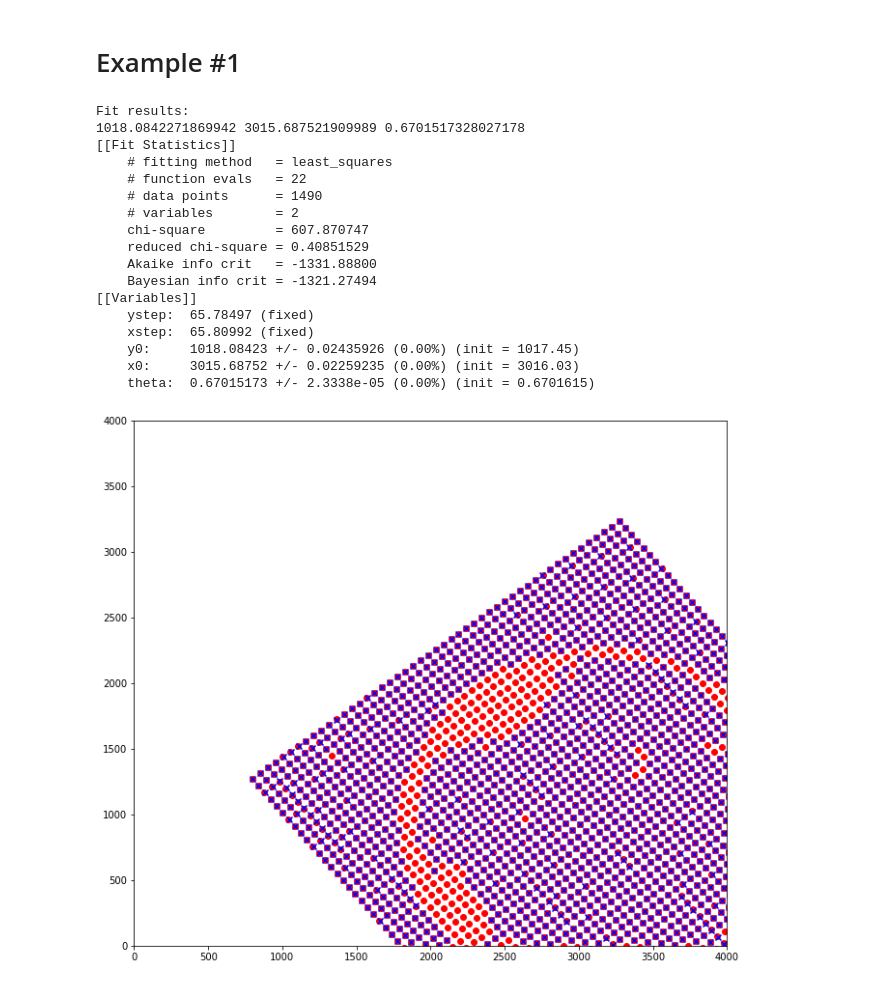
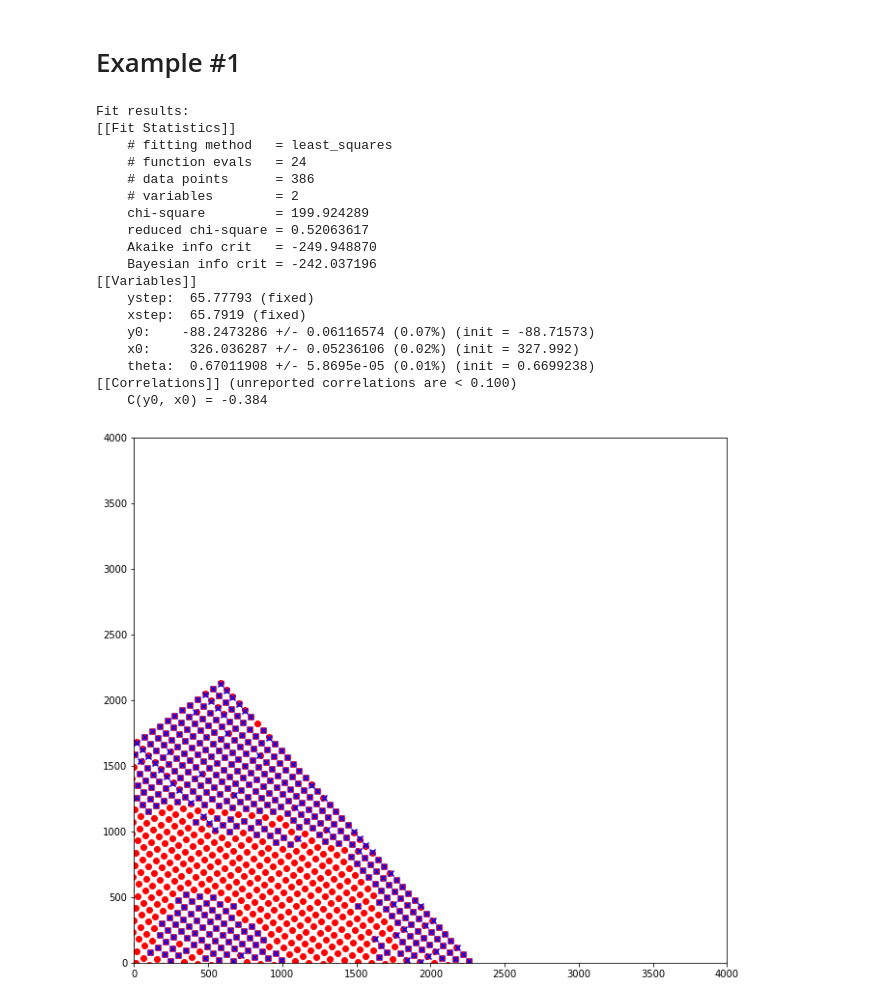
Before and after one commit to Snyder005/mixcoatl, a Jupyter notebook: notebooks/GridSpacingTests.ipynb, the cells around one changed output. Saved outputs shown, nothing was run; the diff lists cells and outputs as text; code cells hidden in the pictures.

```diff
--- a/notebooks/GridSpacingTests.ipynb
+++ b/notebooks/GridSpacingTests.ipynb
@@ -21,43 +22,43 @@ lct = LsstCameraTransforms(camera)
 # %% [markdown]
 # Example #1
 # %%
-i = 0
+i = 100
 infile = glob.glob("/home/abrought/DATA/12784_dither/*.cat")[i]
 
 gridfit_task = GridFitTask()
 gridfit_task.config.vary_theta = True
 gridfit_task.config.outfile = 'test_gridspacing_distorted_grid.fits'
 
 grid, result = gridfit_task.run(infile, ccd_type='E2V')
 gY, gX = grid.get_source_centroids(distorted=False)
 
 print("Fit results: ")
-print(grid.y0, grid.x0, grid.theta)
 print(fit_report(result))
 
 fig, ax = plt.subplots(1, 1, figsize=(11, 10))
 ax.scatter(gX, gY, color='red', marker='o')
 ax.scatter(gridfit_task.srcX, gridfit_task.srcY, color='blue', marker='x')
 ax.set_xlim(0,4000)
 ax.set_ylim(0,4000)
 plt.savefig("test-" + str(i) + ".png")
 # %% [output]
 Fit results:
-1018.0842271869942 3015.687521909989 0.6701517328027178
 [[Fit Statistics]]
     # fitting method   = least_squares
-    # function evals   = 22
-    # data points      = 1490
+    # function evals   = 24
+    # data points      = 386
     # variables        = 2
-    chi-square         = 607.870747
-    reduced chi-square = 0.40851529
-    Akaike info crit   = -1331.88800
-    Bayesian info crit = -1321.27494
+    chi-square         = 199.924289
+    reduced chi-square = 0.52063617
+    Akaike info crit   = -249.948870
+    Bayesian info crit = -242.037196
 [[Variables]]
-    ystep:  65.78497 (fixed)
-    xstep:  65.80992 (fixed)
-    y0:     1018.08423 +/- 0.02435926 (0.00%) (init = 1017.45)
-    x0:     3015.68752 +/- 0.02259235 (0.00%) (init = 3016.03)
-    theta:  0.67015173 +/- 2.3338e-05 (0.00%) (init = 0.6701615)
+    ystep:  65.77793 (fixed)
+    xstep:  65.7919 (fixed)
+    y0:    -88.2473286 +/- 0.06116574 (0.07%) (init = -88.71573)
+    x0:     326.036287 +/- 0.05236106 (0.02%) (init = 327.992)
+    theta:  0.67011908 +/- 5.8695e-05 (0.01%) (init = 0.6699238)
+[[Correlations]] (unreported correlations are < 0.100)
+    C(y0, x0) = -0.384
-[figure, old version]
+[figure, new version]
 # %%
```
Also changed, not shown: parts of 5 cells of this notebook, 3 other files.
